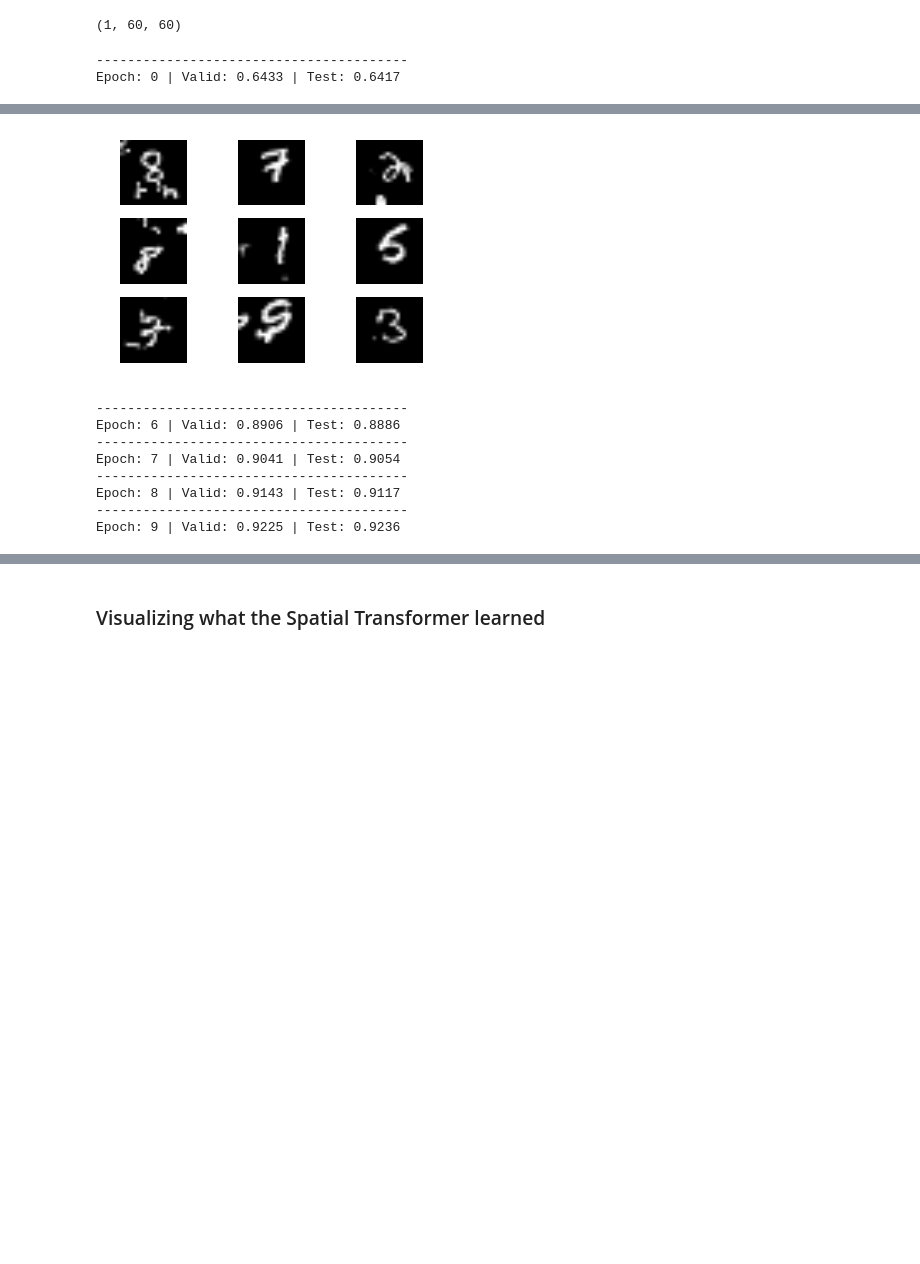
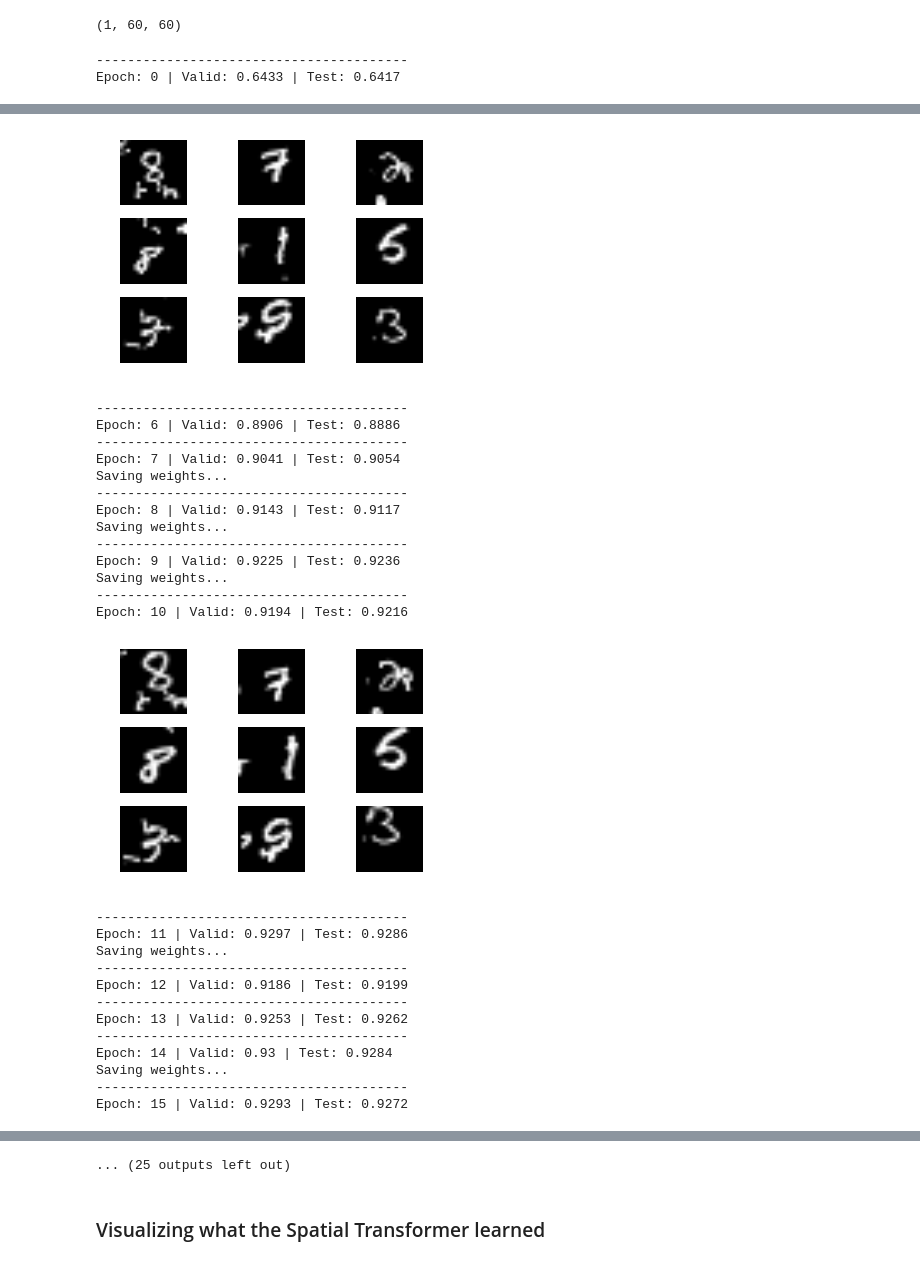
Before and after one commit to rburt/seya, a Jupyter notebook: examples/Spatial Transformer Networks Return Theta.ipynb, the cells around one changed output, grey strips where cells are left out. Drawn from its saved outputs; the diff is of its cells as text; code cells hidden in the pictures; blank space fills up the shorter version.

```diff
--- a/examples/Spatial Transformer Networks Return Theta.ipynb
+++ b/examples/Spatial Transformer Networks Return Theta.ipynb
@@ -112,9 +112,11 @@ XX = model.input
 YY = model.layers[0].output
 F = theano.function([XX], YY)
 # %%
-nb_epochs = 10 # you probably want to go longer than this
+nb_epochs = 100 # you probably want to go longer than this
 batch_size = 256
 fig = plt.figure()
+scorev = np.zeros((nb_epochs))
+scoret = np.zeros((nb_epochs))
 try:
     for e in range(nb_epochs):
         print('-'*40)
@@ -126,10 +128,12 @@ try:
             y_batch = y_train[f:l].astype('float32')
             loss = model.train_on_batch(X_batch, y_batch)
             #progbar.add(X_batch.shape[0], values=[("train loss", loss)])
-        scorev = model.evaluate(X_valid, y_valid, verbose=0)[1]
-        scoret = model.evaluate(X_test, y_test, verbose=0)[1]
-        print('Epoch: {0} | Valid: {1} | Test: {2}'.format(e, scorev, scoret))
-
+        scorev[e] = model.evaluate(X_valid, y_valid, verbose=0)[1]
+        scoret[e] = model.evaluate(X_test, y_test, verbose=0)[1]
+        print('Epoch: {0} | Valid: {1} | Test: {2}'.format(e, scorev[e], scoret[e]))
+        if e > 0 and scorev[e] > np.amax(scorev[0:e]):
+            model.save_weights('STN_net_weights.h5', overwrite=True)
+            print('Saving weights...')
         if e % 5 == 0:
             Xresult = F(X_batch[:9])
             plt.clf()
@@ -158,9 +167,27 @@ Epoch: 5 | Valid: 0.8916 | Test: 0.892
 [figure]
 ----------------------------------------
 Epoch: 6 | Valid: 0.8906 | Test: 0.8886
 ----------------------------------------
 Epoch: 7 | Valid: 0.9041 | Test: 0.9054
+Saving weights...
 ----------------------------------------
 Epoch: 8 | Valid: 0.9143 | Test: 0.9117
+Saving weights...
 ----------------------------------------
 Epoch: 9 | Valid: 0.9225 | Test: 0.9236
+Saving weights...
+----------------------------------------
+Epoch: 10 | Valid: 0.9194 | Test: 0.9216
+[figure, added]
+----------------------------------------
+Epoch: 11 | Valid: 0.9297 | Test: 0.9286
+Saving weights...
+----------------------------------------
+Epoch: 12 | Valid: 0.9186 | Test: 0.9199
+----------------------------------------
+Epoch: 13 | Valid: 0.9253 | Test: 0.9262
+----------------------------------------
+Epoch: 14 | Valid: 0.93 | Test: 0.9284
+Saving weights...
+----------------------------------------
+Epoch: 15 | Valid: 0.9293 | Test: 0.9272
@@ -167,2 +223,3 @@ Epoch: 9 | Valid: 0.9225 | Test: 0.9236
+... (25 outputs left out)
 # %% [markdown]
 ### Visualizing what the Spatial Transformer learned
```
Also changed, not shown: parts of 10 cells of this notebook.
